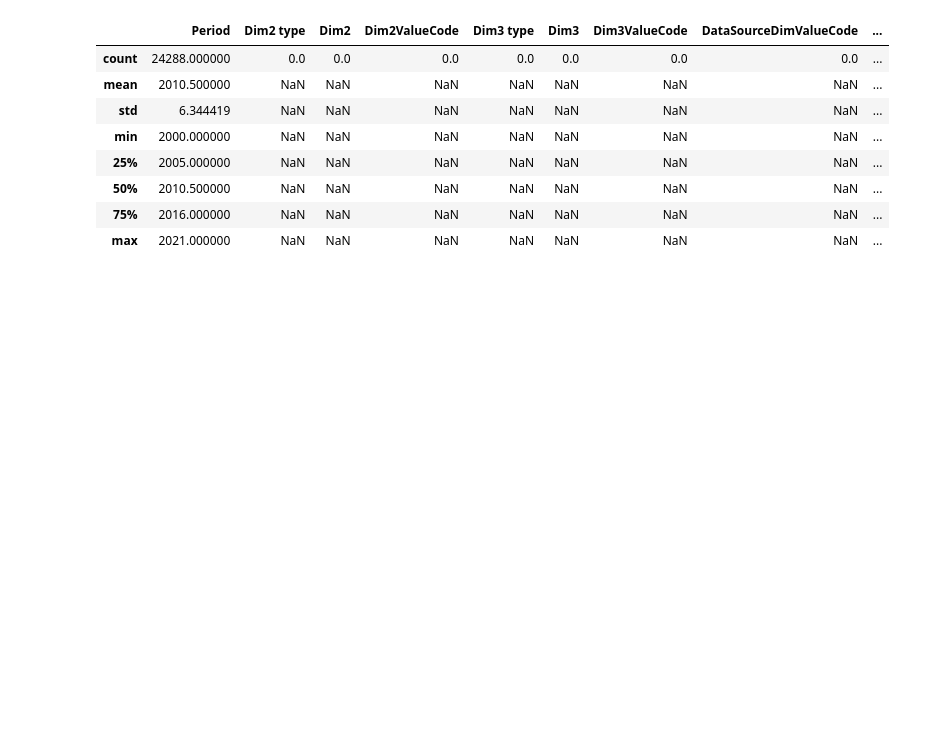
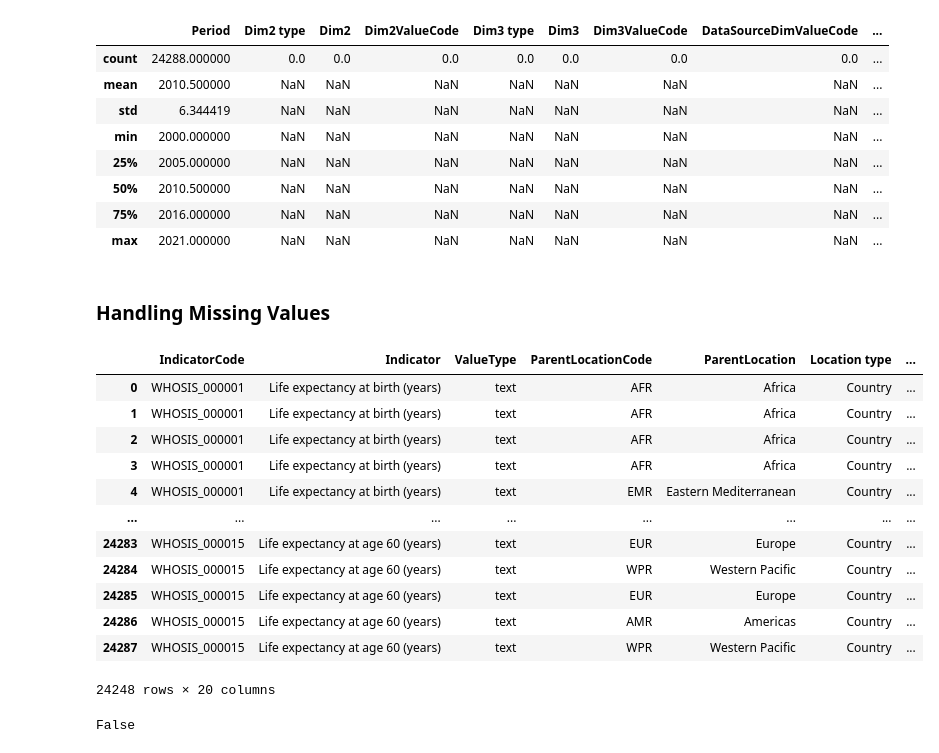
Before and after one commit to M-Hamza-Rao/Pandas-Numerical-Analysis-of-Health-Indicators, a Jupyter notebook: Main.ipynb, the cells around one changed output. Cells and saved outputs as stored; diff of their text form; code cells hidden in the pictures; blank space fills up the shorter version.

```diff
--- a/Main.ipynb
+++ b/Main.ipynb
@@ -60,3 +60,37 @@ df.describe()
 | 50% | 2010.500000 | NaN | NaN | NaN | NaN | NaN | NaN | NaN | ... |
 | 75% | 2016.000000 | NaN | NaN | NaN | NaN | NaN | NaN | NaN | ... |
 | max | 2021.000000 | NaN | NaN | NaN | NaN | NaN | NaN | NaN | ... |
+# %% [markdown]
+### Handling Missing Values
+# %%
+def fill_columns(df):
+    for col in df.columns:
+        if pd.api.types.is_numeric_dtype(df[col]):  # Check if column is numeric
+            df[col].fillna(df[col].mean(), inplace=True)  # Fill NaN with mean
+        else:  # Non-numeric columns
+            most_frequent = df[col].mode().iloc[0]  # Get the most frequent value
+            df[col].fillna(most_frequent, inplace=True)  # Fill NaN with the mode
+    return df
+# %%
+df.dropna(axis=1, how='all', inplace=True)
+df.dropna(how="any", inplace=True)
+fill_columns(df)
+# %% [output]
+|  | IndicatorCode | Indicator | ValueType | ParentLocationCode | ParentLocation | Location type | ... |
+| 0 | WHOSIS_000001 | Life expectancy at birth (years) | text | AFR | Africa | Country | ... |
+| 1 | WHOSIS_000001 | Life expectancy at birth (years) | text | AFR | Africa | Country | ... |
+| 2 | WHOSIS_000001 | Life expectancy at birth (years) | text | AFR | Africa | Country | ... |
+| 3 | WHOSIS_000001 | Life expectancy at birth (years) | text | AFR | Africa | Country | ... |
+| 4 | WHOSIS_000001 | Life expectancy at birth (years) | text | EMR | Eastern Mediterranean | Country | ... |
+| ... | ... | ... | ... | ... | ... | ... | ... |
+| 24283 | WHOSIS_000015 | Life expectancy at age 60 (years) | text | EUR | Europe | Country | ... |
+| 24284 | WHOSIS_000015 | Life expectancy at age 60 (years) | text | WPR | Western Pacific | Country | ... |
+| 24285 | WHOSIS_000015 | Life expectancy at age 60 (years) | text | EUR | Europe | Country | ... |
+| 24286 | WHOSIS_000015 | Life expectancy at age 60 (years) | text | AMR | Americas | Country | ... |
+| 24287 | WHOSIS_000015 | Life expectancy at age 60 (years) | text | WPR | Western Pacific | Country | ... |
+24248 rows × 20 columns
+# %%
+has_nan = df.isnull().values.any()
+print(has_nan) #No NaN value
+# %% [output]
+False
```
